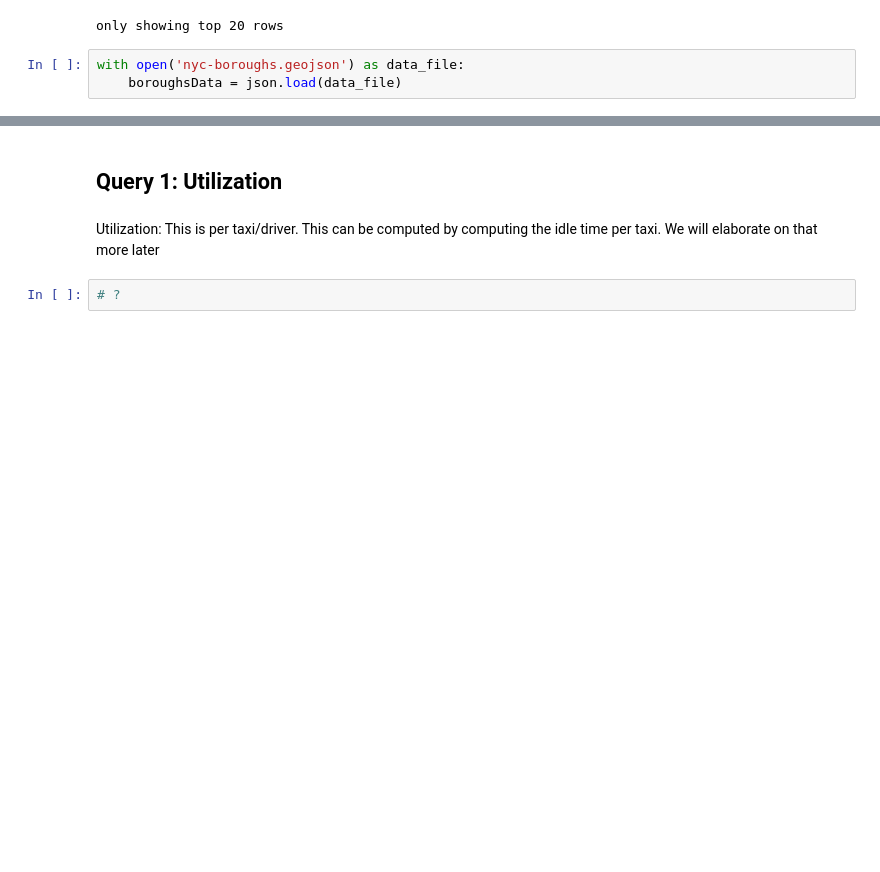
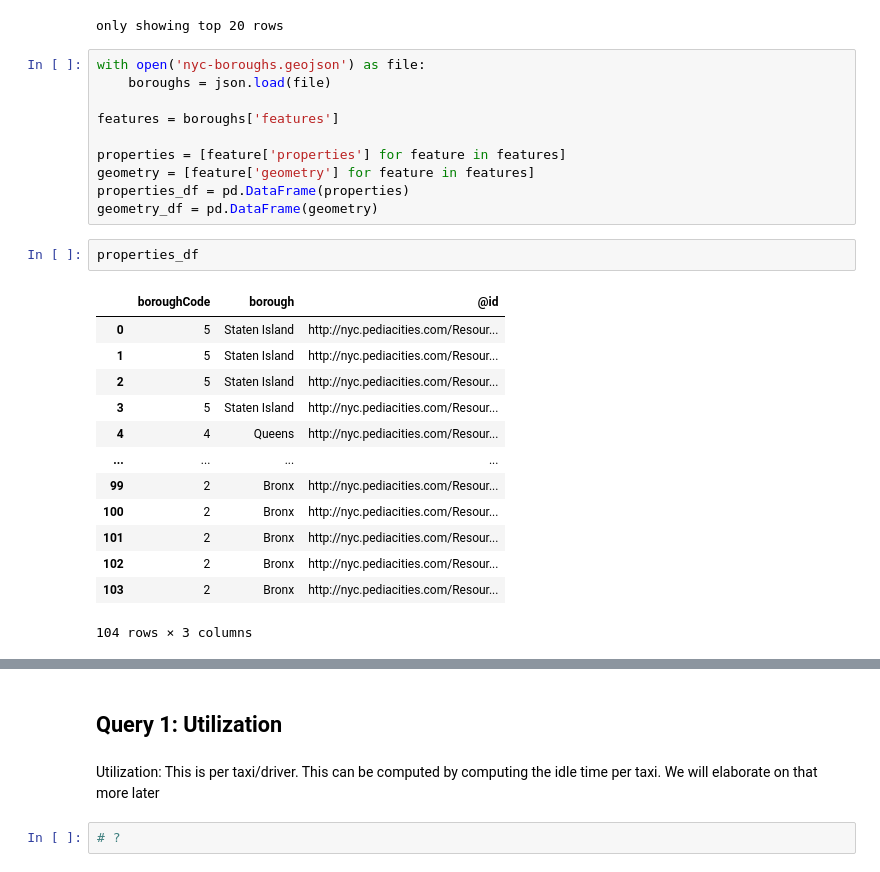
Before and after one commit to anettehabanen/Big_Data_Management_projects_2024, a Jupyter notebook: Project1_New_York_City_Taxi_Data/new_york_city_taxi_data_analysis.ipynb, the cells around one changed output, grey strips where cells are left out. Saved outputs shown, nothing was run; the diff lists cells and outputs as text; blank space fills up the shorter version.

Commit message:
Handling geojson file, function for finding coordinates borough

```diff
--- a/Project1_New_York_City_Taxi_Data/new_york_city_taxi_data_analysis.ipynb
+++ b/Project1_New_York_City_Taxi_Data/new_york_city_taxi_data_analysis.ipynb
@@ -44,6 +48,29 @@ display(taxiDataDf)
 | E6FBF80668FE0611AEA44FD9574A7E32 | 36773E80775F26CD1158EB5450A61C79 | CMT | 1 | N | 2013-01-07 06:08:51 | 2013-01-07 06:13:14 | ... |
 | 0C5296F3C8B16E702F8F2E06F5106552 | D2363240A9295EF570FC6069BC4F4C92 | CMT | 1 | N | 2013-01-07 22:25:46 | 2013-01-07 22:36:56 | ... |
 only showing top 20 rows
-# %%
-with open('nyc-boroughs.geojson') as data_file:
-    boroughsData = json.load(data_file)
+# %%
+with open('nyc-boroughs.geojson') as file:
+    boroughs = json.load(file)
+
+features = boroughs['features']
+
+properties = [feature['properties'] for feature in features]
+geometry = [feature['geometry'] for feature in features]
+properties_df = pd.DataFrame(properties)
+geometry_df = pd.DataFrame(geometry)
+# %%
+properties_df
+# %% [output]
+|  | boroughCode | borough | @id |
+| 0 | 5 | Staten Island | http://nyc.pediacities.com/Resour... |
+| 1 | 5 | Staten Island | http://nyc.pediacities.com/Resour... |
+| 2 | 5 | Staten Island | http://nyc.pediacities.com/Resour... |
+| 3 | 5 | Staten Island | http://nyc.pediacities.com/Resour... |
+| 4 | 4 | Queens | http://nyc.pediacities.com/Resour... |
+| ... | ... | ... | ... |
+| 99 | 2 | Bronx | http://nyc.pediacities.com/Resour... |
+| 100 | 2 | Bronx | http://nyc.pediacities.com/Resour... |
+| 101 | 2 | Bronx | http://nyc.pediacities.com/Resour... |
+| 102 | 2 | Bronx | http://nyc.pediacities.com/Resour... |
+| 103 | 2 | Bronx | http://nyc.pediacities.com/Resour... |
+104 rows × 3 columns
```
Also changed, not shown: parts of 5 cells of this notebook.
